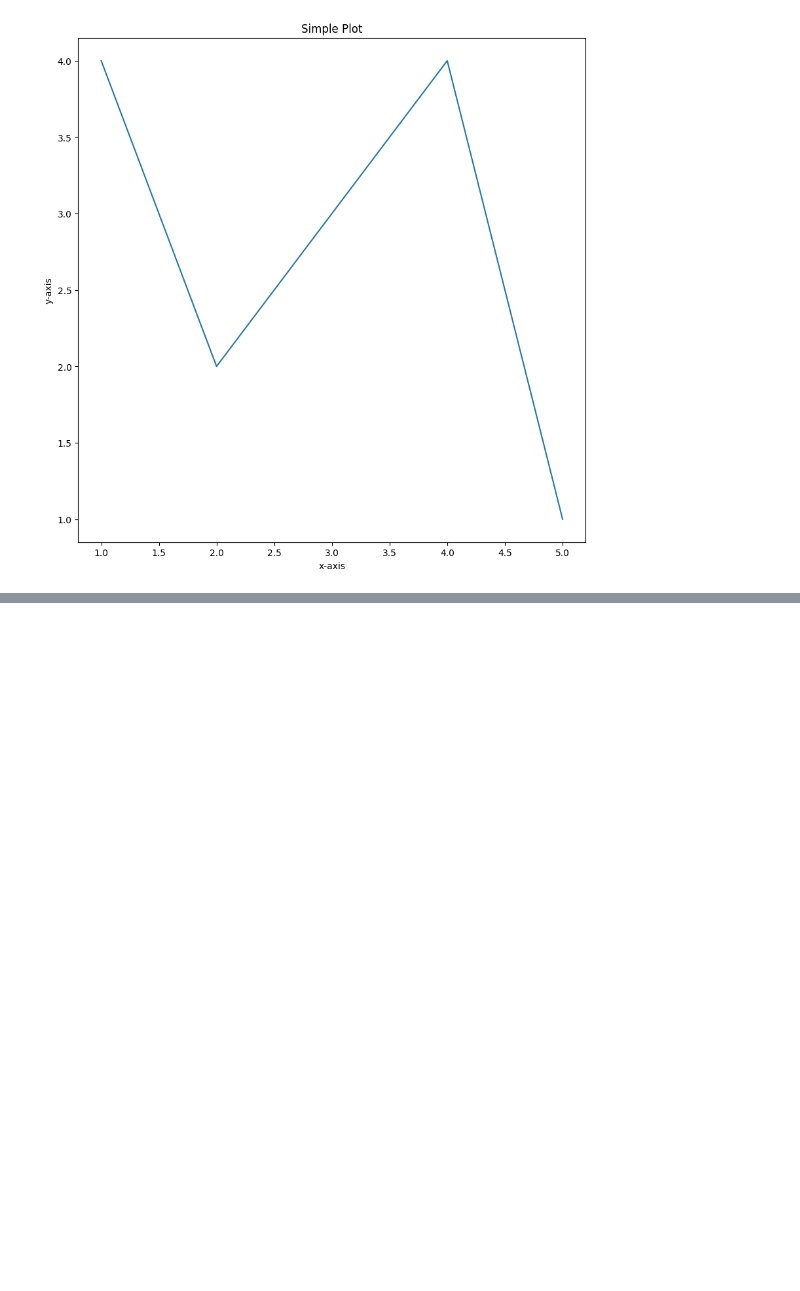
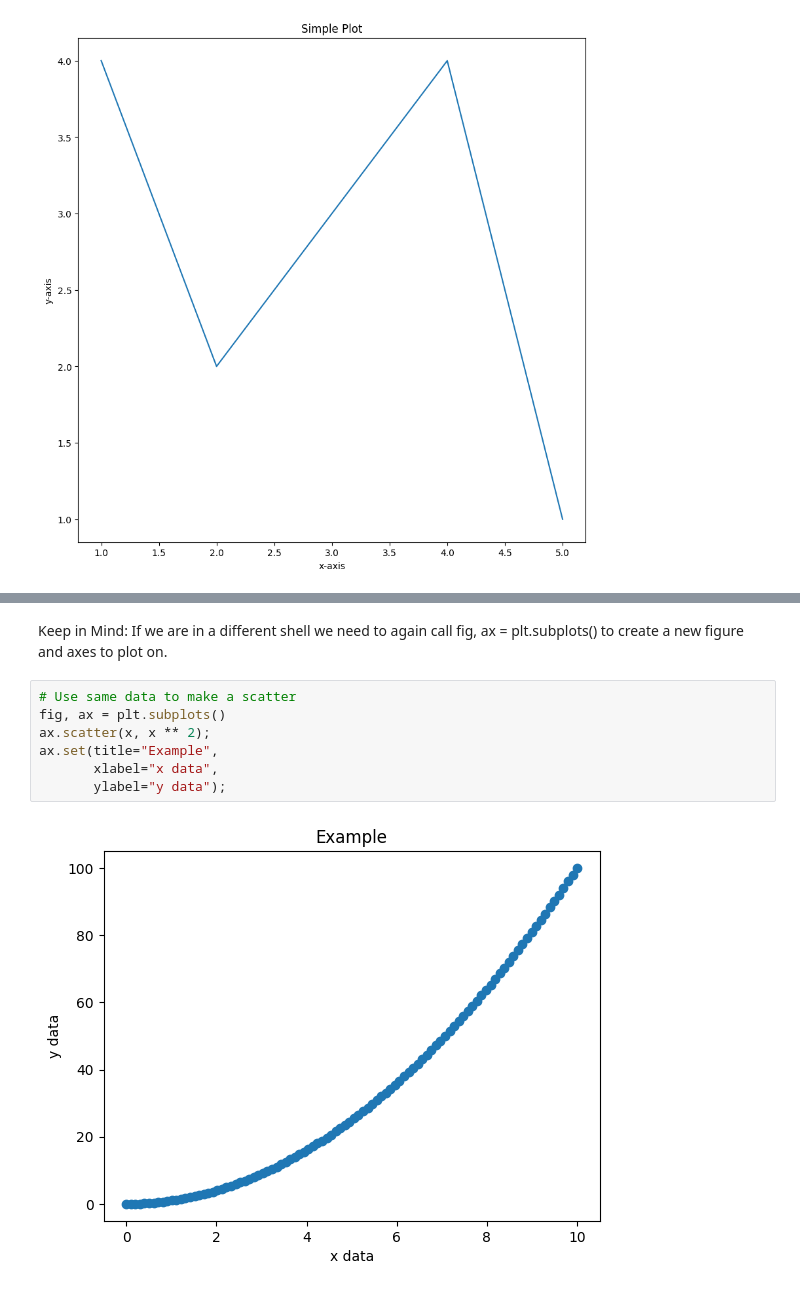
Before and after one commit to codekalimi/zero-to-mastery-ml, a Jupyter notebook: section-matplotlib/intro-matplotlib.ipynb, the cells around one changed output, grey strips where cells are left out. Cells and saved outputs as stored; diff of their text form; blank space fills up the shorter version.

```diff
--- a/section-matplotlib/intro-matplotlib.ipynb
+++ b/section-matplotlib/intro-matplotlib.ipynb
@@ -88,0 +138,11 @@ fig.savefig("../images/sample-plot-created.png")
+# %% [markdown]
+Keep in Mind: If we are in a different shell we need to again call fig, ax = plt.subplots() to create a new figure and axes to plot on.
+# %%
+# Use same data to make a scatter
+fig, ax = plt.subplots()
+ax.scatter(x, x ** 2);
+ax.set(title="Example",
+       xlabel="x data",
+       ylabel="y data");
+# %% [output]
+[figure, added]
```
Also changed, not shown: parts of 14 cells of this notebook.
